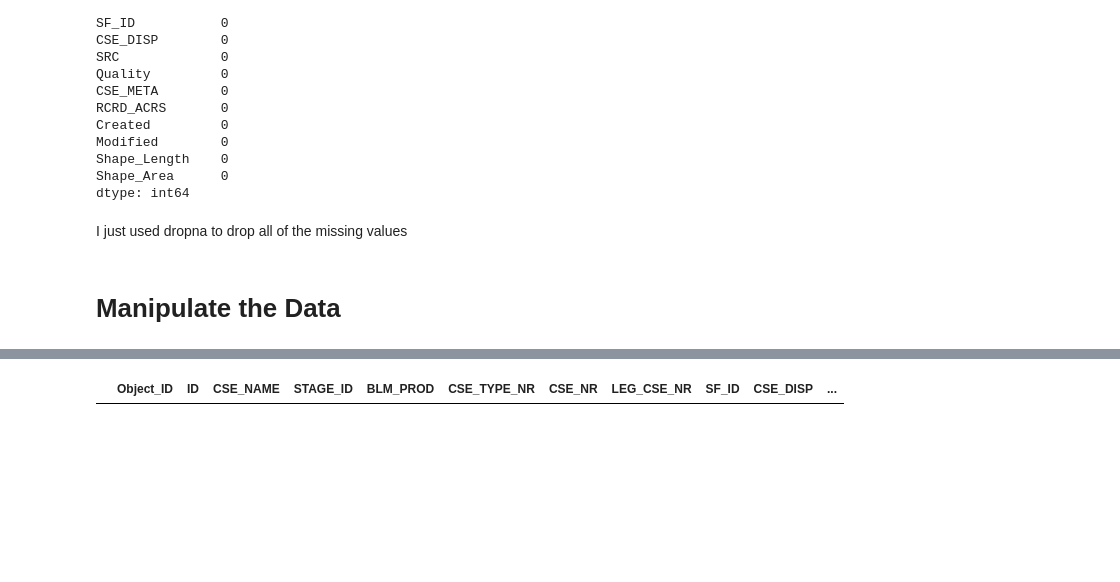
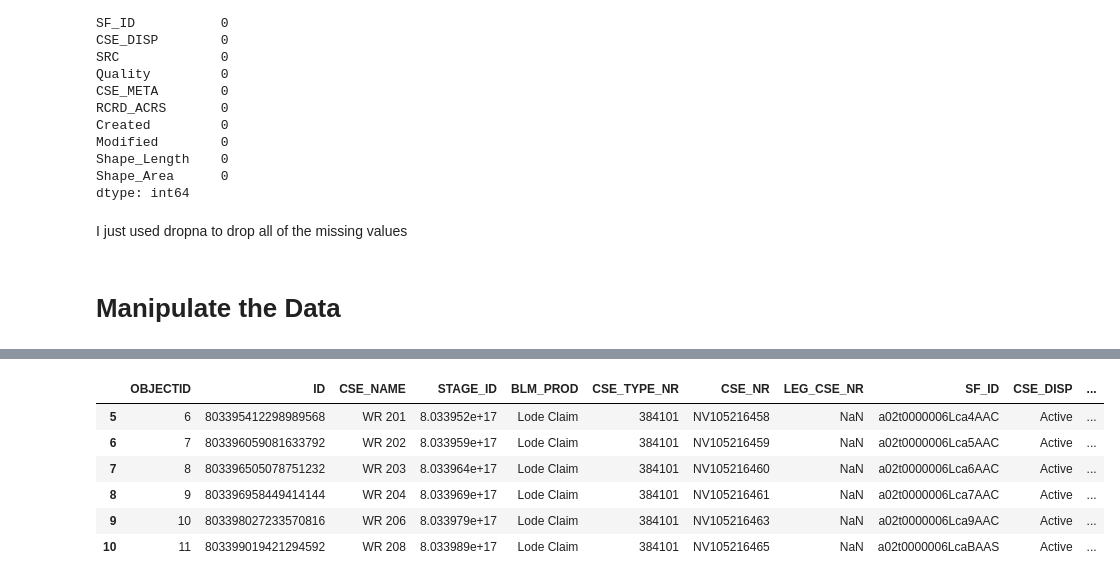
Before and after one commit to mlt4427/IA-340, a Jupyter notebook: Lab2-MT.ipynb, the cells around one changed output, grey strips where cells are left out. Saved outputs shown, nothing was run; the diff lists cells and outputs as text; code cells hidden in the pictures; blank space fills up the shorter version.

```diff
--- a/Lab2-MT.ipynb
+++ b/Lab2-MT.ipynb
@@ -86,6 +71,6 @@ df.describe() #statistical summary of the data
 # Clean the Data
 # %%
 #rename column2
-df = df.rename(columns={"OBJECTID": "Object_ID", "QLTY": "Quality"})
+df = df.rename(columns={"QLTY": "Quality"})
 df.head()
 # %% [output]
@@ -161,4 +169,10 @@ Here I sorted the data by the RCRD_ACRS column, which sorts by the total of reco
 # %%
-df[0:5] #slice by rows
+df[5:11] #slice by rows
 # %% [output]
-|  | Object_ID | ID | CSE_NAME | STAGE_ID | BLM_PROD | CSE_TYPE_NR | CSE_NR | LEG_CSE_NR | SF_ID | CSE_DISP | ... |
+|  | OBJECTID | ID | CSE_NAME | STAGE_ID | BLM_PROD | CSE_TYPE_NR | CSE_NR | LEG_CSE_NR | SF_ID | CSE_DISP | ... |
+| 5 | 6 | 803395412298989568 | WR 201 | 8.033952e+17 | Lode Claim | 384101 | NV105216458 | NaN | a02t0000006Lca4AAC | Active | ... |
+| 6 | 7 | 803396059081633792 | WR 202 | 8.033959e+17 | Lode Claim | 384101 | NV105216459 | NaN | a02t0000006Lca5AAC | Active | ... |
+| 7 | 8 | 803396505078751232 | WR 203 | 8.033964e+17 | Lode Claim | 384101 | NV105216460 | NaN | a02t0000006Lca6AAC | Active | ... |
+| 8 | 9 | 803396958449414144 | WR 204 | 8.033969e+17 | Lode Claim | 384101 | NV105216461 | NaN | a02t0000006Lca7AAC | Active | ... |
+| 9 | 10 | 803398027233570816 | WR 206 | 8.033979e+17 | Lode Claim | 384101 | NV105216463 | NaN | a02t0000006Lca9AAC | Active | ... |
+| 10 | 11 | 803399019421294592 | WR 208 | 8.033989e+17 | Lode Claim | 384101 | NV105216465 | NaN | a02t0000006LcaBAAS | Active | ... |
```
Also changed, not shown: parts of 19 cells of this notebook.
